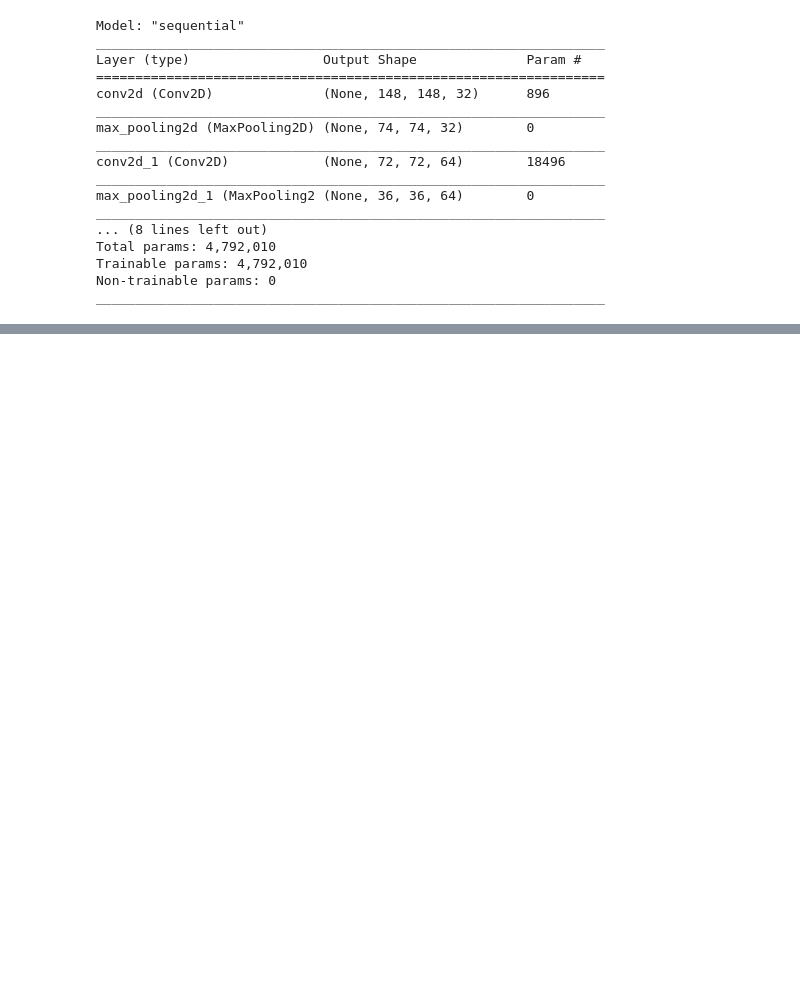
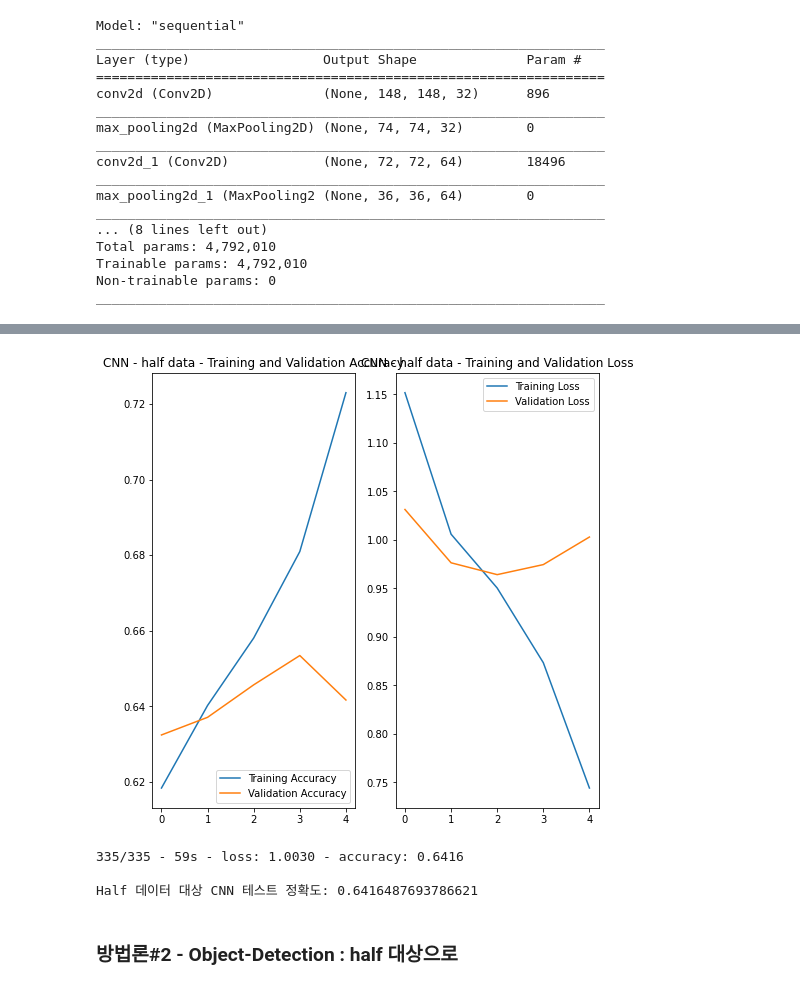
Before and after one commit to glinter/deep-learning-coursera, a Jupyter notebook: homework-4/cassava-leaf-disease-classification.ipynb, the cells around one changed output, grey strips where cells are left out. Cells and saved outputs as stored; diff of their text form; code cells hidden in the pictures; blank space fills up the shorter version.

```diff
--- a/homework-4/cassava-leaf-disease-classification.ipynb
+++ b/homework-4/cassava-leaf-disease-classification.ipynb
@@ -279,0 +385,13 @@ print('\nCNN 테스트 정확도:', test_cnn_acc)
+# %%
+draw_history_graph(5, half_history_cnn, 'CNN - half data')
+# %% [output]
+[figure, added]
+# %%
+test_cnn_loss, test_cnn_acc = half_model_cnn.evaluate(half_test_images, half_test_labels, verbose=2)
+print('\nHalf 데이터 대상 CNN 테스트 정확도:', test_cnn_acc)
+# %% [output]
+335/335 - 59s - loss: 1.0030 - accuracy: 0.6416
+
+Half 데이터 대상 CNN 테스트 정확도: 0.6416487693786621
+# %% [markdown]
+### 방법론#2 - Object-Detection : half 대상으로
```
Also changed, not shown: parts of 20 cells of this notebook, 1 other file.
